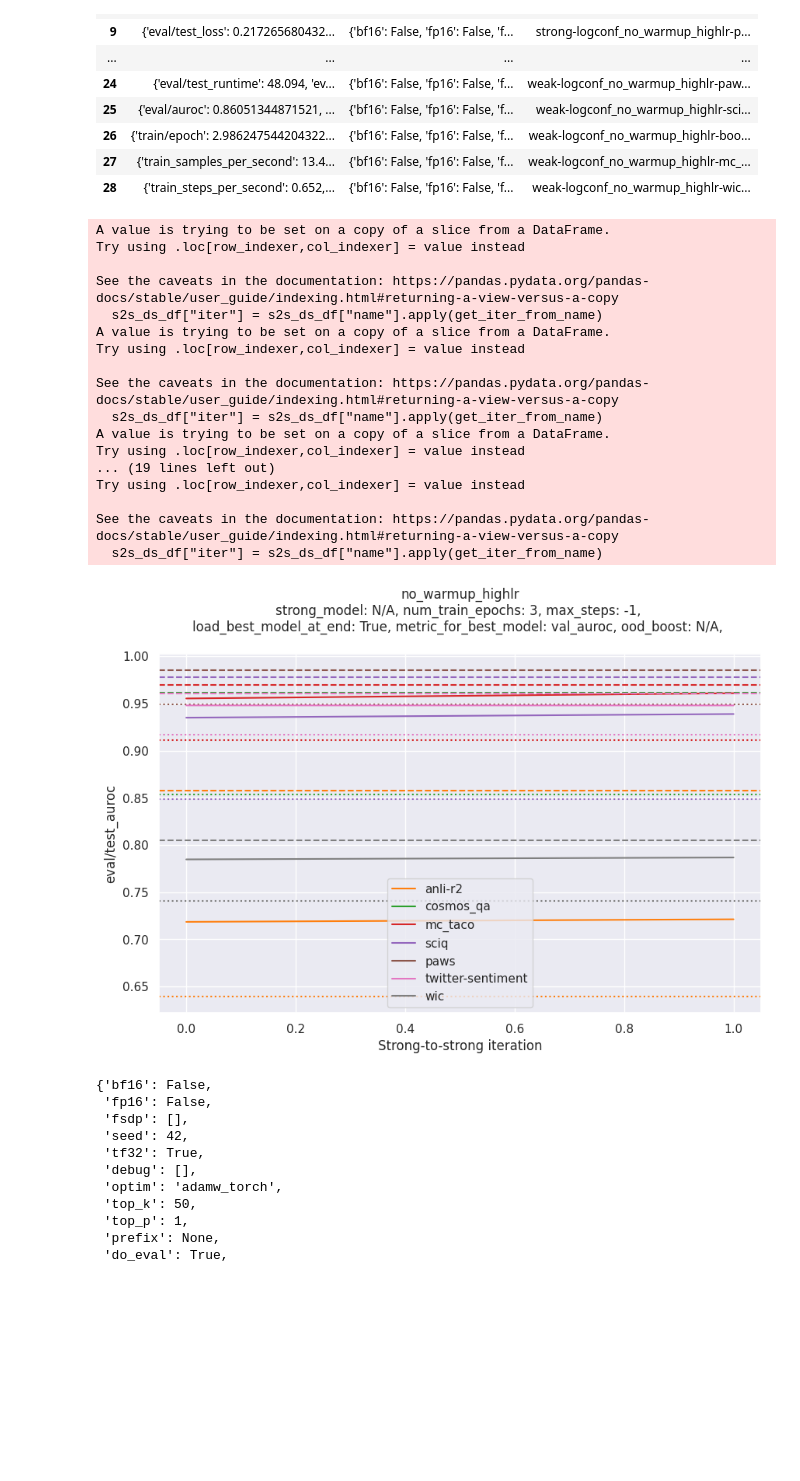
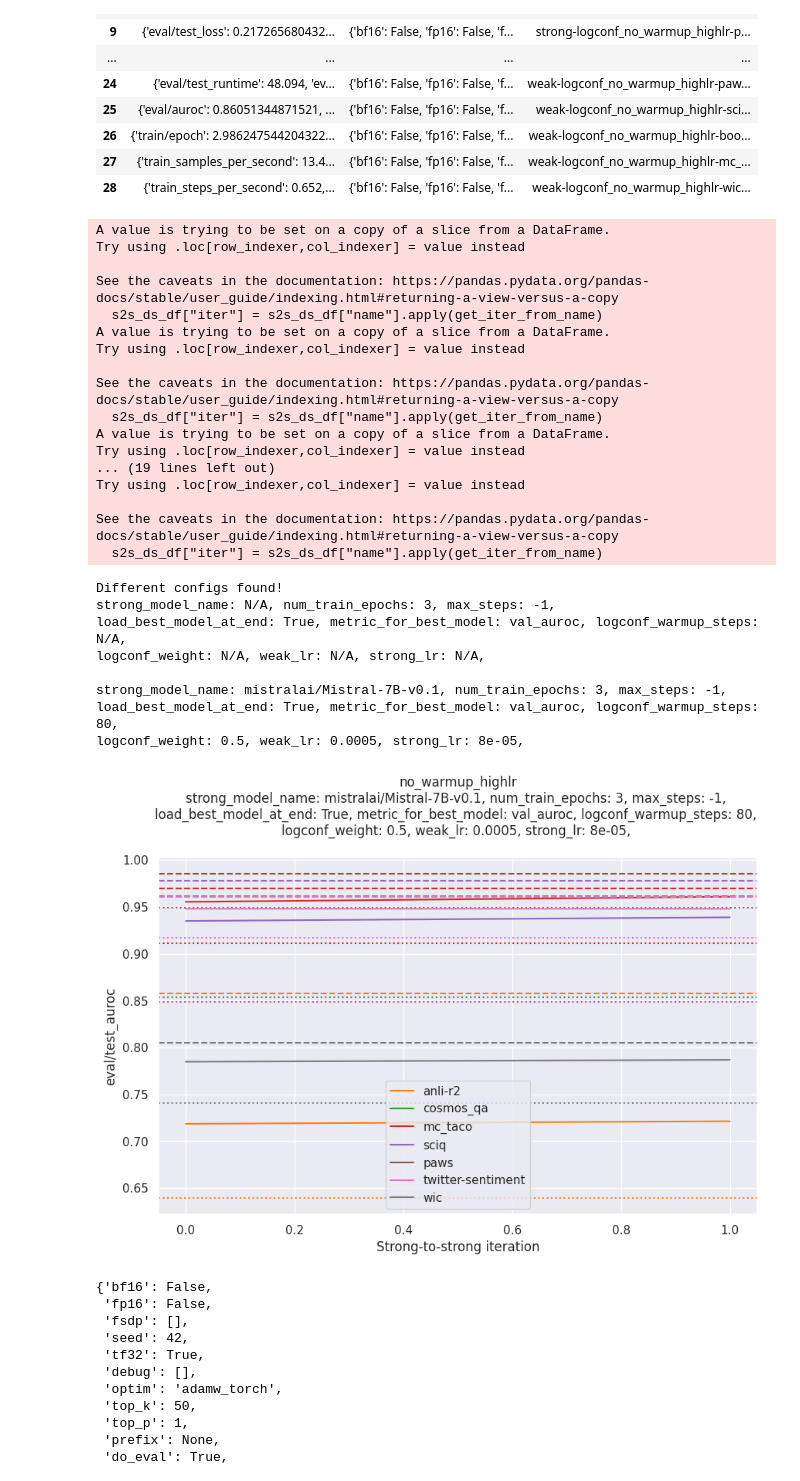
Before and after one commit to EleutherAI/w2s, a Jupyter notebook: viz.ipynb, the cells around one changed output. Drawn from its saved outputs; the diff is of its cells as text; code cells hidden in the pictures; blank space fills up the shorter version.

```diff
--- a/viz.ipynb
+++ b/viz.ipynb
@@ -69,12 +69,15 @@ sns.set_theme()
 # color: dataset
 
 configs_to_report = [
-    "strong_model",
+    "strong_model_name",
     "num_train_epochs",
     "max_steps",
     "load_best_model_at_end",
     "metric_for_best_model",
-    "ood_boost",
+    "logconf_warmup_steps",
+    "logconf_weight",
+    "weak_lr",
+    "strong_lr",
 ]
 
 
@@ -148,34 +151,42 @@ for color, ds in zip(colors, datasets):
     if ceil is not None:
         plt.axhline(ceil, color=color, linestyle="--")
     if floor is not None:
         plt.axhline(floor, color=color, linestyle=":")
 
 
 plt.legend()
 title = f"{run_name}\n{config_str}"
 plt.title(title)
 plt.xlabel("Strong-to-strong iteration")
 plt.ylabel(metric)
 plt.show()
 # %% [output]
 A value is trying to be set on a copy of a slice from a DataFrame.
 Try using .loc[row_indexer,col_indexer] = value instead
 
 See the caveats in the documentation: https://pandas.pydata.org/pandas-docs/stable/user_guide/indexing.html#returning-a-view-versus-a-copy
   s2s_ds_df["iter"] = s2s_ds_df["name"].apply(get_iter_from_name)
 A value is trying to be set on a copy of a slice from a DataFrame.
 Try using .loc[row_indexer,col_indexer] = value instead
 
 See the caveats in the documentation: https://pandas.pydata.org/pandas-docs/stable/user_guide/indexing.html#returning-a-view-versus-a-copy
   s2s_ds_df["iter"] = s2s_ds_df["name"].apply(get_iter_from_name)
 A value is trying to be set on a copy of a slice from a DataFrame.
 Try using .loc[row_indexer,col_indexer] = value instead
 ... (19 lines left out)
 Try using .loc[row_indexer,col_indexer] = value instead
 
 See the caveats in the documentation: https://pandas.pydata.org/pandas-docs/stable/user_guide/indexing.html#returning-a-view-versus-a-copy
   s2s_ds_df["iter"] = s2s_ds_df["name"].apply(get_iter_from_name)
+Different configs found!
+strong_model_name: N/A, num_train_epochs: 3, max_steps: -1,
+load_best_model_at_end: True, metric_for_best_model: val_auroc, logconf_warmup_steps: N/A,
+logconf_weight: N/A, weak_lr: N/A, strong_lr: N/A,
+
+strong_model_name: mistralai/Mistral-7B-v0.1, num_train_epochs: 3, max_steps: -1,
+load_best_model_at_end: True, metric_for_best_model: val_auroc, logconf_warmup_steps: 80,
+logconf_weight: 0.5, weak_lr: 0.0005, strong_lr: 8e-05,
-[figure, old version]
+[figure, new version]
 # %%
 s2s_ds_df["config"].iloc[0]
 # %% [output]
```
Also changed, not shown: 12 other files.
